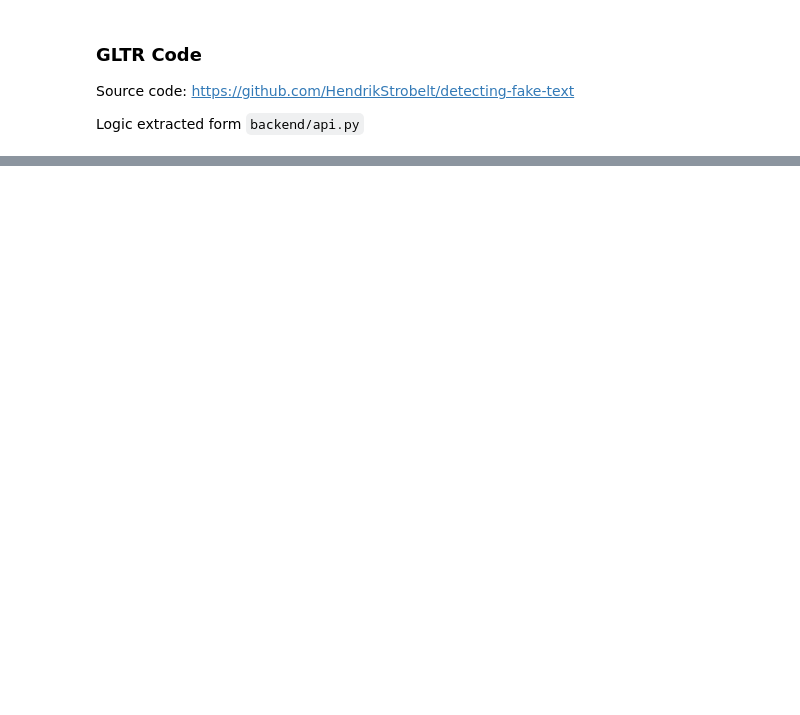
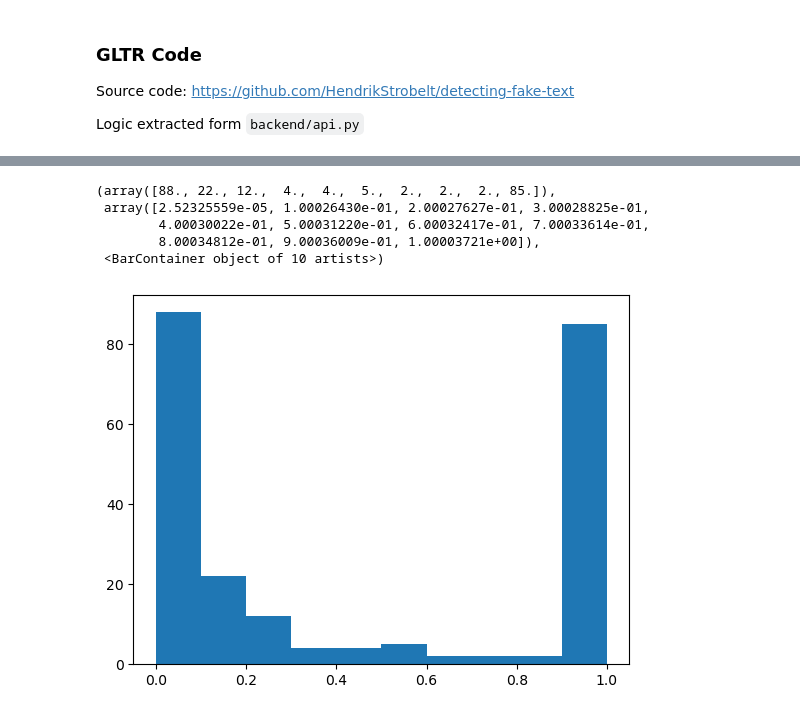
Before and after one commit to bancaditalia/gen-text-detect, a Jupyter notebook: gtc_existing_approaches_gehrmann.ipynb, the cells around one changed output, grey strips where cells are left out. Cells and saved outputs as stored; diff of their text form; code cells hidden in the pictures; blank space fills up the shorter version.

```diff
--- a/gtc_existing_approaches_gehrmann.ipynb
+++ b/gtc_existing_approaches_gehrmann.ipynb
@@ -398,0 +496,10 @@ SAMPLE: <|endoftext|>".
+# %%
+import matplotlib.pyplot as plt
+plt.hist(b_df)
+# %% [output]
+(array([88., 22., 12.,  4.,  4.,  5.,  2.,  2.,  2., 85.]),
+ array([2.52325559e-05, 1.00026430e-01, 2.00027627e-01, 3.00028825e-01,
+        4.00030022e-01, 5.00031220e-01, 6.00032417e-01, 7.00033614e-01,
+        8.00034812e-01, 9.00036009e-01, 1.00003721e+00]),
+ <BarContainer object of 10 artists>)
+[figure, added]
```
Also changed, not shown: parts of 20 cells of this notebook, 1 other file.
